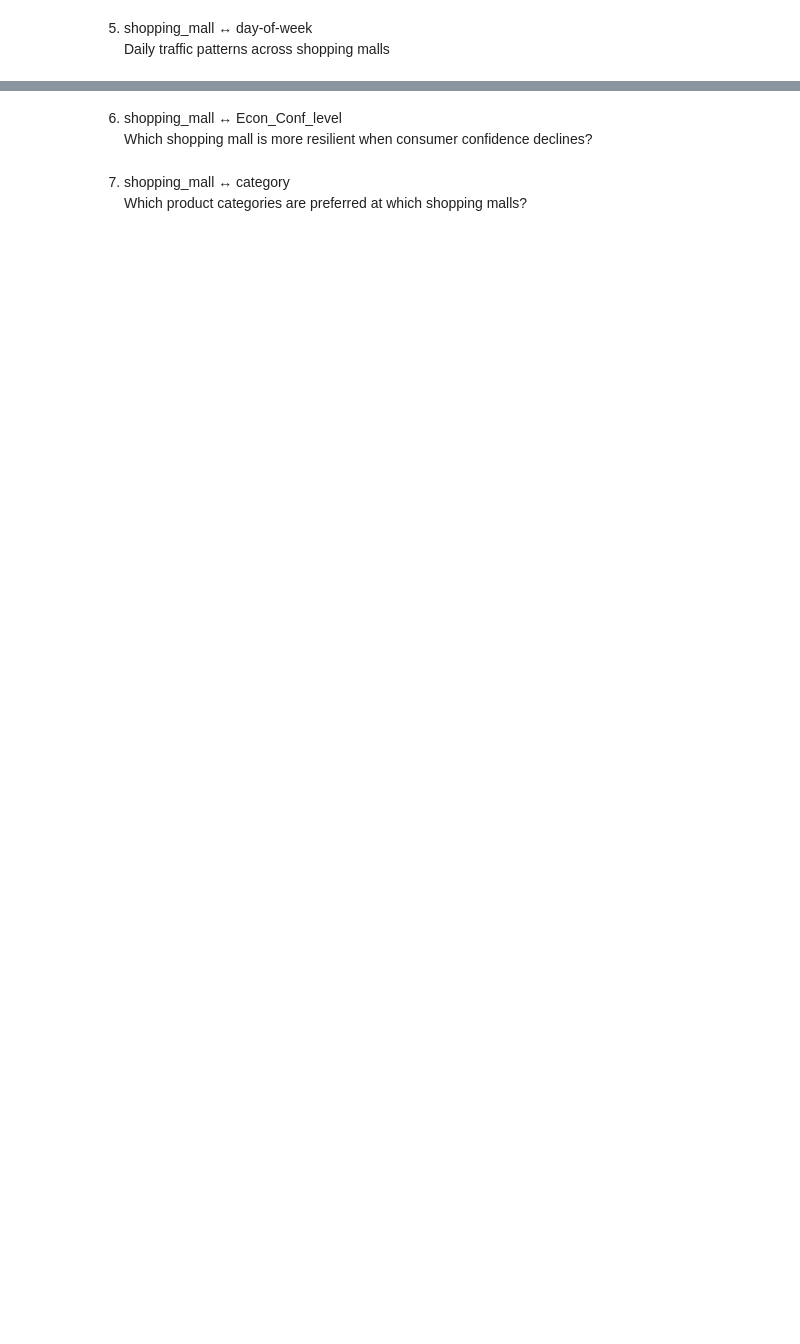
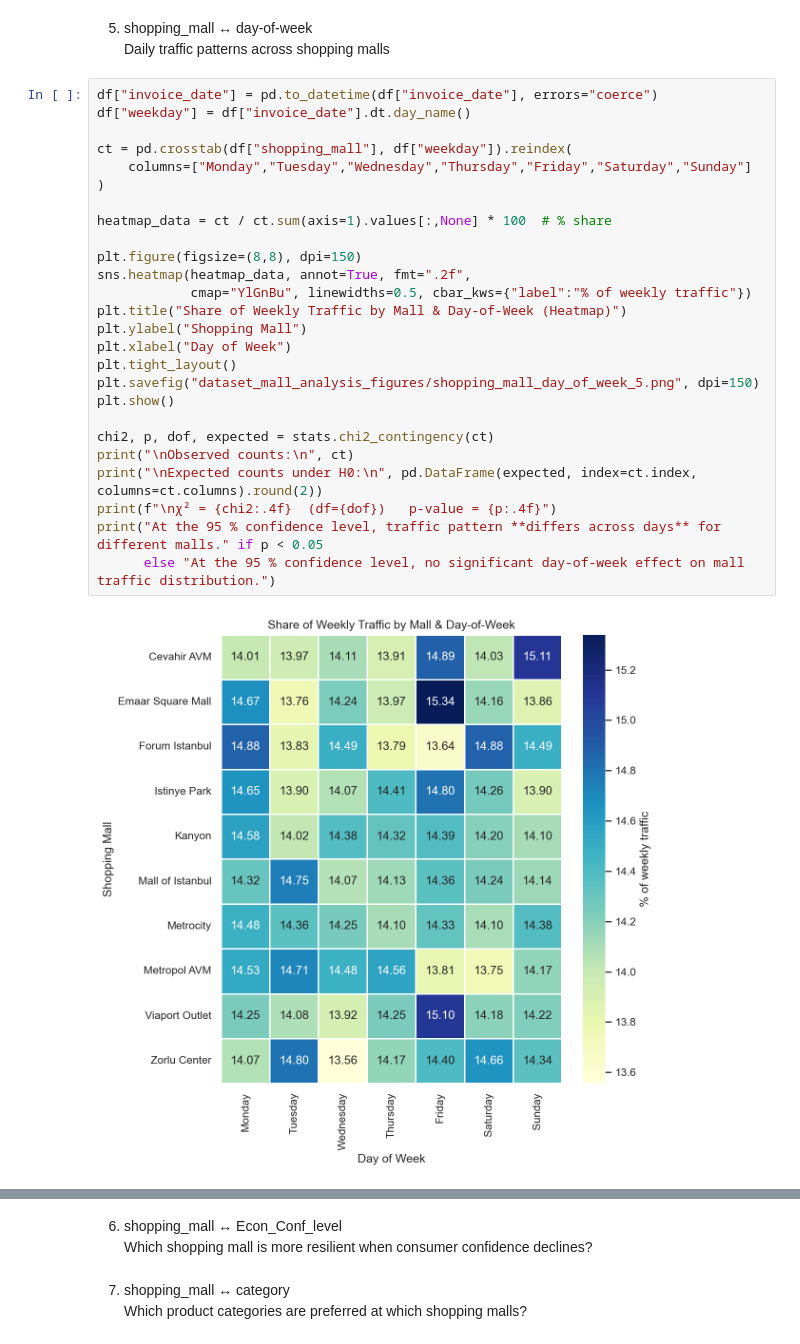
Before and after one commit to ebrarsudedogan/Mining-Retail-Behavior-in-Istanbul-Malls-Using-Consumer-Sentiment-Indices, a Jupyter notebook: data_analysis/dataset_mall_analysis.ipynb, the cells around one changed output, grey strips where cells are left out. Saved outputs shown, nothing was run; the diff lists cells and outputs as text; blank space fills up the shorter version.

```diff
--- a/data_analysis/dataset_mall_analysis.ipynb
+++ b/data_analysis/dataset_mall_analysis.ipynb
@@ -15,3 +102,31 @@ Seasonal variation in shopping mall performance
 # %% [markdown]
 5. shopping_mall ↔ day‑of‑week <br>
 Daily traffic patterns across shopping malls
+# %%
+df["invoice_date"] = pd.to_datetime(df["invoice_date"], errors="coerce")
+df["weekday"] = df["invoice_date"].dt.day_name()
+
+ct = pd.crosstab(df["shopping_mall"], df["weekday"]).reindex(
+    columns=["Monday","Tuesday","Wednesday","Thursday","Friday","Saturday","Sunday"]
+)
+
+heatmap_data = ct / ct.sum(axis=1).values[:,None] * 100  # % share
+
+plt.figure(figsize=(8,8), dpi=150)
+sns.heatmap(heatmap_data, annot=True, fmt=".2f",
+            cmap="YlGnBu", linewidths=0.5, cbar_kws={"label":"% of weekly traffic"})
+plt.title("Share of Weekly Traffic by Mall & Day-of-Week (Heatmap)")
+plt.ylabel("Shopping Mall")
+plt.xlabel("Day of Week")
+plt.tight_layout()
+plt.savefig("dataset_mall_analysis_figures/shopping_mall_day_of_week_5.png", dpi=150)
+plt.show()
+
+chi2, p, dof, expected = stats.chi2_contingency(ct)
+print("\nObserved counts:\n", ct)
+print("\nExpected counts under H0:\n", pd.DataFrame(expected, index=ct.index, columns=ct.columns).round(2))
+print(f"\nχ² = {chi2:.4f}  (df={dof})   p-value = {p:.4f}")
+print("At the 95 % confidence level, traffic pattern **differs across days** for different malls." if p < 0.05
+      else "At the 95 % confidence level, no significant day-of-week effect on mall traffic distribution.")
+# %% [output]
+[figure, added]
```
Also changed, not shown: parts of 4 cells of this notebook, 5 other files.
